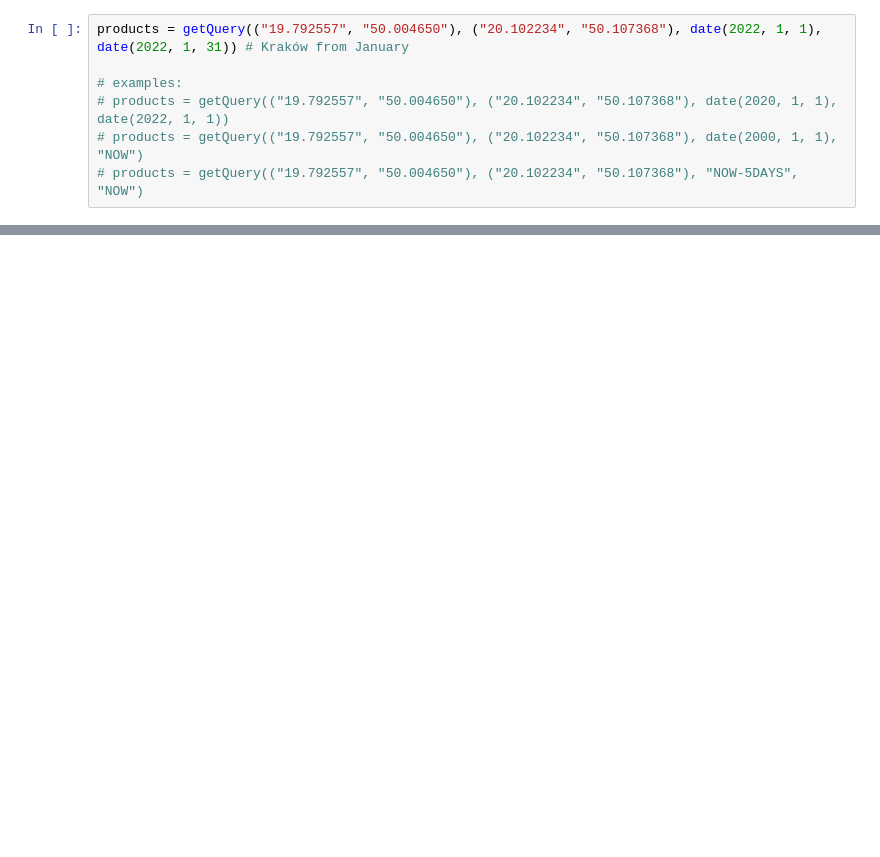
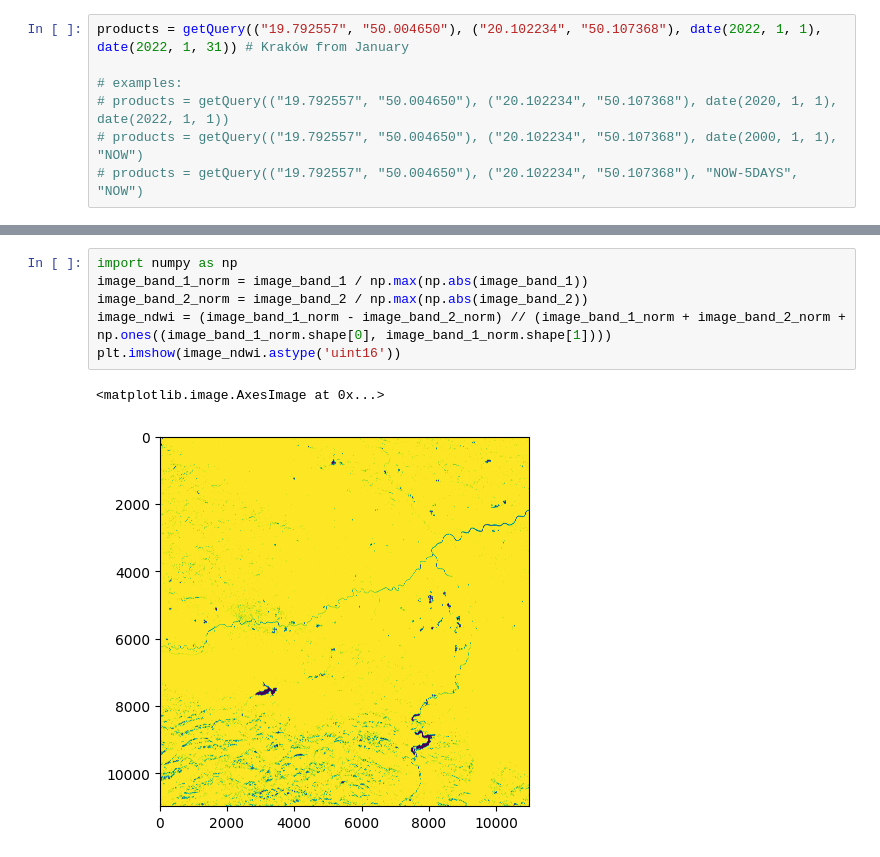
Before and after one commit to rafalgrm/senti-water, a Jupyter notebook: download_bbox.ipynb, the cells around one changed output, grey strips where cells are left out. Cells and saved outputs as stored; diff of their text form; blank space fills up the shorter version.

```diff
--- a/download_bbox.ipynb
+++ b/download_bbox.ipynb
@@ -43,0 +63,9 @@ products_df
+# %%
+import numpy as np
+image_band_1_norm = image_band_1 / np.max(np.abs(image_band_1))
+image_band_2_norm = image_band_2 / np.max(np.abs(image_band_2))
+image_ndwi = (image_band_1_norm - image_band_2_norm) // (image_band_1_norm + image_band_2_norm + np.ones((image_band_1_norm.shape[0], image_band_1_norm.shape[1])))
+plt.imshow(image_ndwi.astype('uint16'))
+# %% [output]
+<matplotlib.image.AxesImage at 0x...>
+[figure, added]
```
Also changed, not shown: parts of 8 cells of this notebook, 1 other file.
